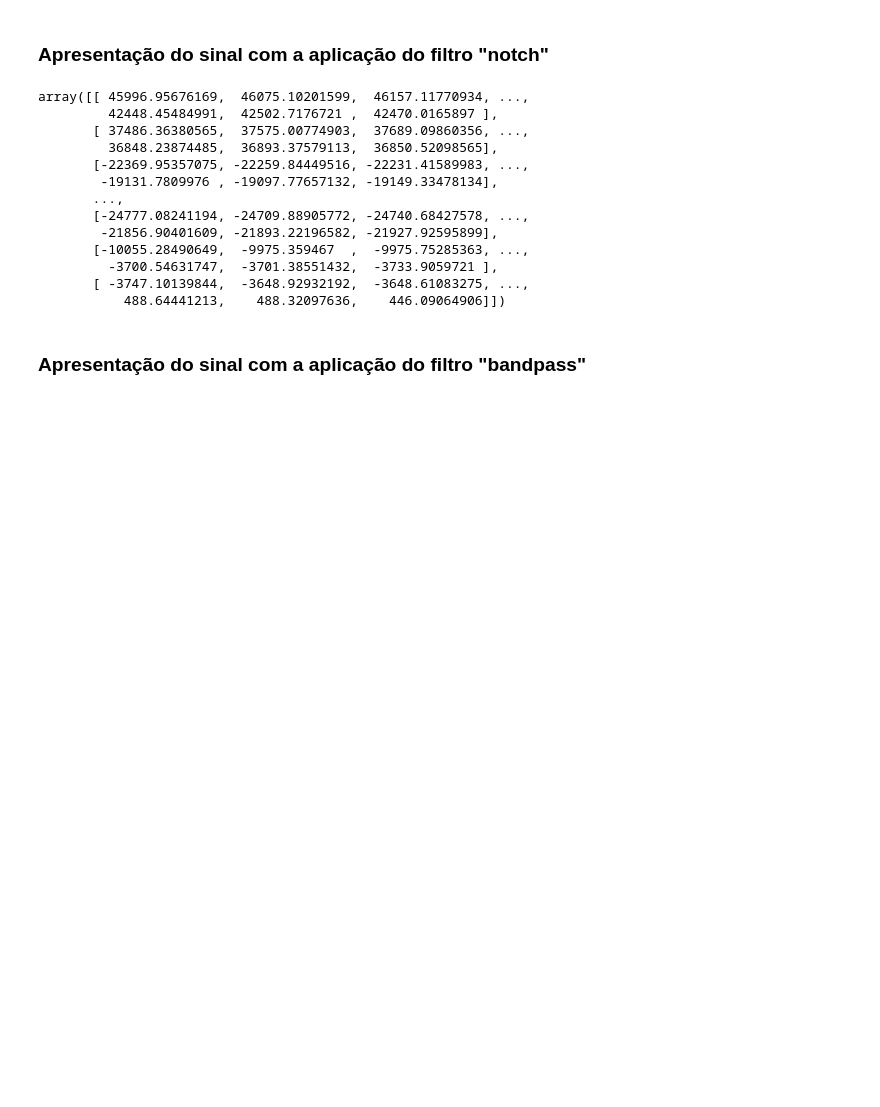
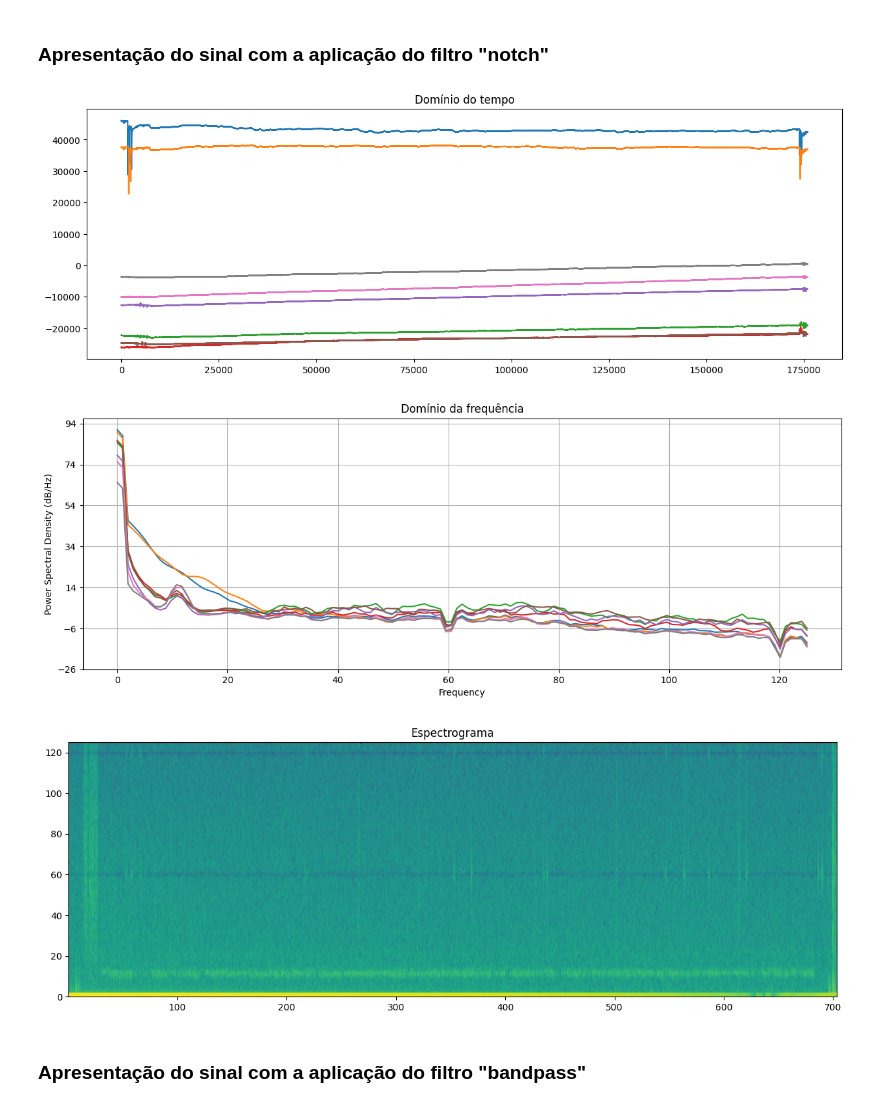
Before and after one commit to alescrocaro/tutoriais, a Jupyter notebook: EEG_Rhythms/preprocessing.ipynb, the cells around one changed output. Cells and saved outputs as stored; diff of their text form; code cells hidden in the pictures; blank space fills up the shorter version.

```diff
--- a/EEG_Rhythms/preprocessing.ipynb
+++ b/EEG_Rhythms/preprocessing.ipynb
@@ -153,23 +152,16 @@ def butter_notch(data, cutoff, var=1, fs=FS, order=4):
 ### Apresentação do sinal com a aplicação do filtro "notch"
 # %%
 # ToDo: aplicar filtro em um dado com cópia profunda
-cpData = cp(X)
+X_f = cp(X)
 
-butter_notch(cpData, 50)
+X_f = butter_notch(X_f, 60)
+X_f = butter_notch(X_f, 120)
+
+print_graphs(X_f)
 # %% [output]
-array([[ 45996.95676169,  46075.10201599,  46157.11770934, ...,
-         42448.45484991,  42502.7176721 ,  42470.0165897 ],
-       [ 37486.36380565,  37575.00774903,  37689.09860356, ...,
-         36848.23874485,  36893.37579113,  36850.52098565],
-       [-22369.95357075, -22259.84449516, -22231.41589983, ...,
-        -19131.7809976 , -19097.77657132, -19149.33478134],
-       ...,
-       [-24777.08241194, -24709.88905772, -24740.68427578, ...,
-        -21856.90401609, -21893.22196582, -21927.92595899],
-       [-10055.28490649,  -9975.359467  ,  -9975.75285363, ...,
-         -3700.54631747,  -3701.38551432,  -3733.9059721 ],
-       [ -3747.10139844,  -3648.92932192,  -3648.61083275, ...,
-           488.64441213,    488.32097636,    446.09064906]])
+[figure, added]
+[figure, added]
+[figure, added]
 # %% [markdown]
 ### Apresentação do sinal com a aplicação do filtro "bandpass"
 # %%
```
Also changed, not shown: parts of 6 cells of this notebook, 1 other file.
